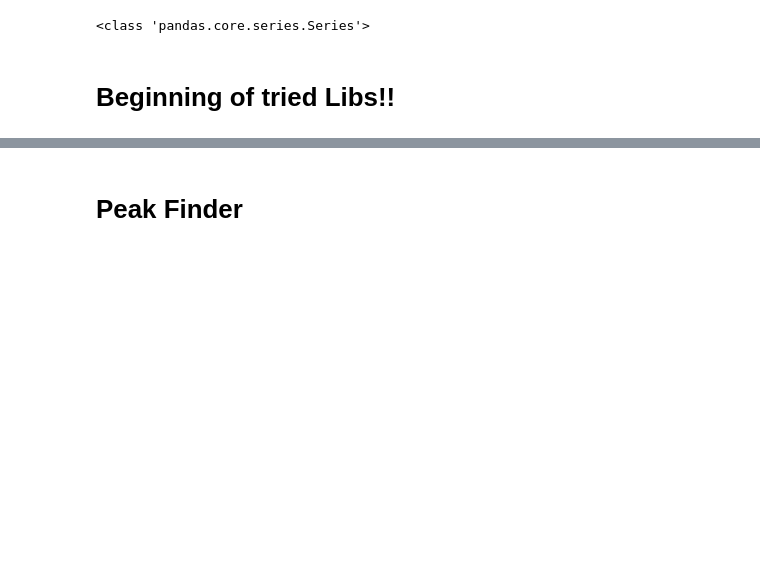
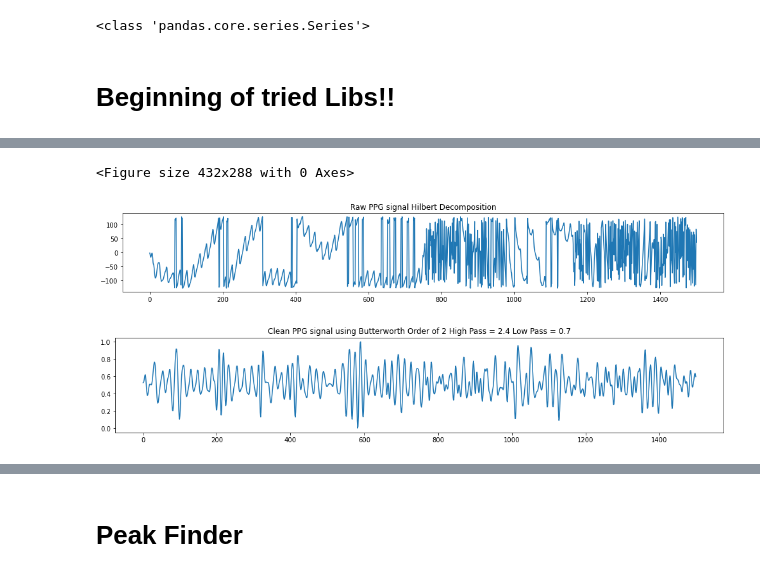
Before and after one commit to gaurav-95/PPG, a Jupyter notebook: Analyze_PPG.ipynb, the cells around one changed output, grey strips where cells are left out. Drawn from its saved outputs; the diff is of its cells as text; code cells hidden in the pictures; blank space fills up the shorter version.

```diff
--- a/Analyze_PPG.ipynb
+++ b/Analyze_PPG.ipynb
@@ -459,0 +491,23 @@ plt.show()
+# %%
+fs = 25
+cutoff_high = 2.4
+cutoff_low = 0.7
+powerline = 1
+order = 5
+
+plt.figure(1)
+plt.figure(figsize=(17, 5))
+ax1 = plt.subplot(211)
+plt.plot(readings)
+ax1.set_title("Raw PPG signal Hilbert Decomposition")
+
+filter_signal = final_filter(amplitude_envelope, fs, order)
+filter_signal_hil = normalize(filter_signal)
+ax2 = plt.subplot(212)
+plt.plot(filter_signal_hil)
+ax2.set_title("Clean PPG signal using Butterworth Order of 2 High Pass = 2.4 Low Pass = 0.7")
+plt.show()
+# %% [output]
+<Figure size 432x288 with 0 Axes>
+[figure, added]
+[figure, added]
```
Also changed, not shown: parts of 53 cells of this notebook.
